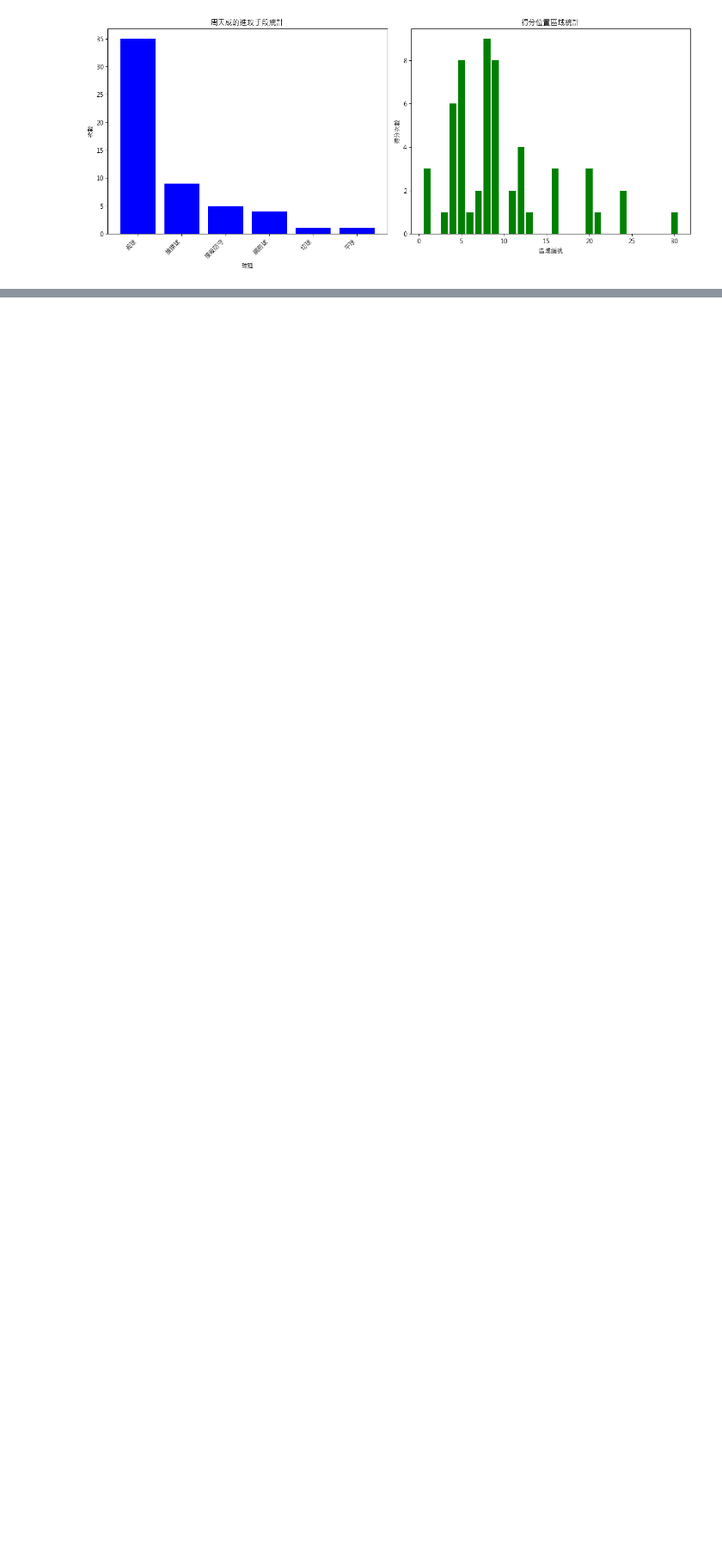
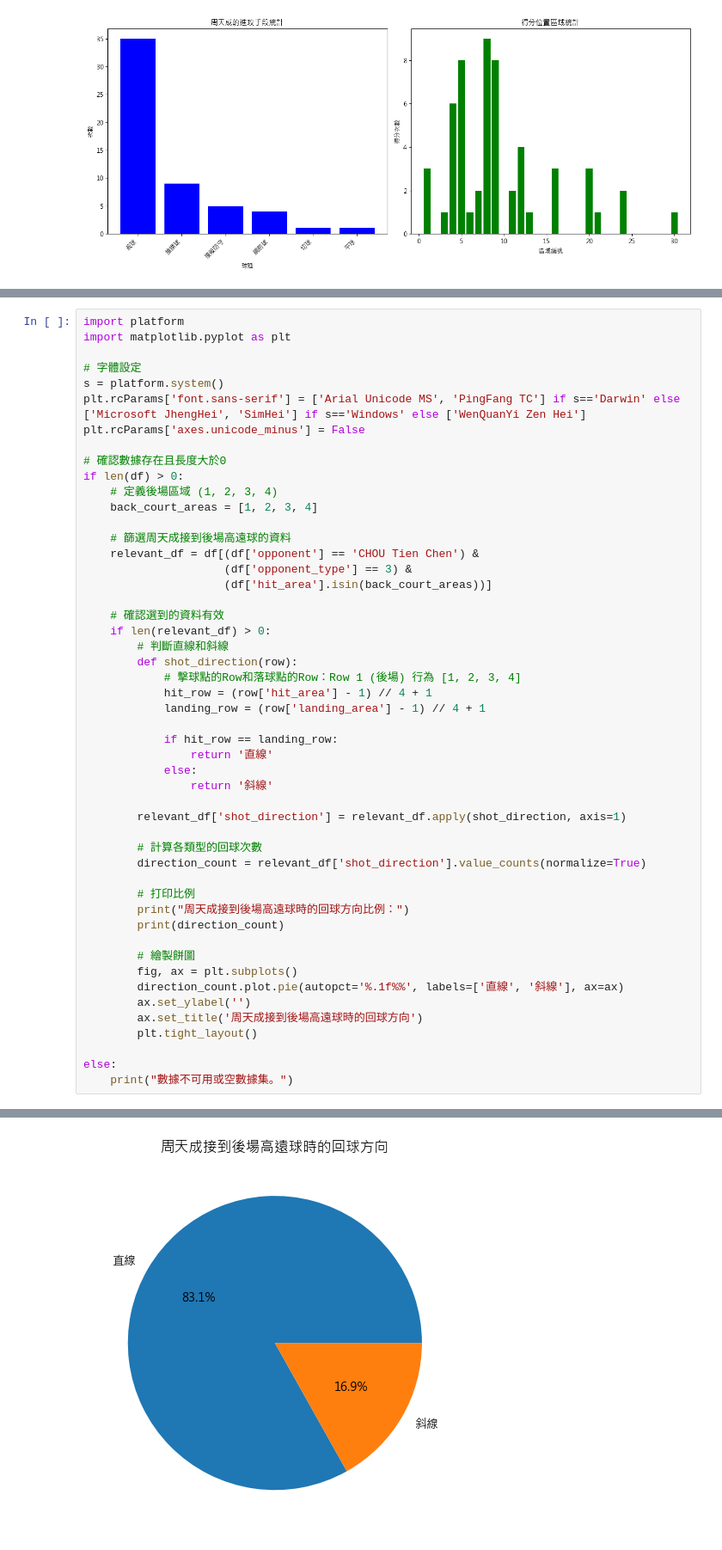
Before and after one commit to DanielTeng0811/BadmintonAI, a Jupyter notebook: question_ans_final.ipynb, the cells around one changed output, grey strips where cells are left out. Shown at 86% size. Cells and saved outputs as stored; diff of their text form; blank space fills up the shorter version.

```diff
--- a/question_ans_final.ipynb
+++ b/question_ans_final.ipynb
@@ -2990,0 +2994,51 @@ Name: count, dtype: int64
+# %%
+import platform
+import matplotlib.pyplot as plt
+
+# 字體設定
+s = platform.system()
+plt.rcParams['font.sans-serif'] = ['Arial Unicode MS', 'PingFang TC'] if s=='Darwin' else ['Microsoft JhengHei', 'SimHei'] if s=='Windows' else ['WenQuanYi Zen Hei']
+plt.rcParams['axes.unicode_minus'] = False
+
+# 確認數據存在且長度大於0
+if len(df) > 0:
+    # 定義後場區域 (1, 2, 3, 4)
+    back_court_areas = [1, 2, 3, 4]
+
+    # 篩選周天成接到後場高遠球的資料
+    relevant_df = df[(df['opponent'] == 'CHOU Tien Chen') &
+                     (df['opponent_type'] == 3) &
+                     (df['hit_area'].isin(back_court_areas))]
+
+    # 確認選到的資料有效
+    if len(relevant_df) > 0:
+        # 判斷直線和斜線
+        def shot_direction(row):
+            # 擊球點的Row和落球點的Row：Row 1 (後場) 行為 [1, 2, 3, 4]
+            hit_row = (row['hit_area'] - 1) // 4 + 1
+            landing_row = (row['landing_area'] - 1) // 4 + 1
+
+            if hit_row == landing_row:
+                return '直線'
+            else:
+                return '斜線'
+
+        relevant_df['shot_direction'] = relevant_df.apply(shot_direction, axis=1)
+
+        # 計算各類型的回球次數
+        direction_count = relevant_df['shot_direction'].value_counts(normalize=True)
+
+        # 打印比例
+        print("周天成接到後場高遠球時的回球方向比例：")
+        print(direction_count)
+
+        # 繪製餅圖
+        fig, ax = plt.subplots()
+        direction_count.plot.pie(autopct='%.1f%%', labels=['直線', '斜線'], ax=ax)
+        ax.set_ylabel('')
+        ax.set_title('周天成接到後場高遠球時的回球方向')
+        plt.tight_layout()
+
+else:
+    print("數據不可用或空數據集。")
+# %% [output]
@@ -2990,0 +3055 @@ Name: count, dtype: int64
+[figure, added]
```
Also changed, not shown: parts of 3 cells of this notebook, 3 other files.
